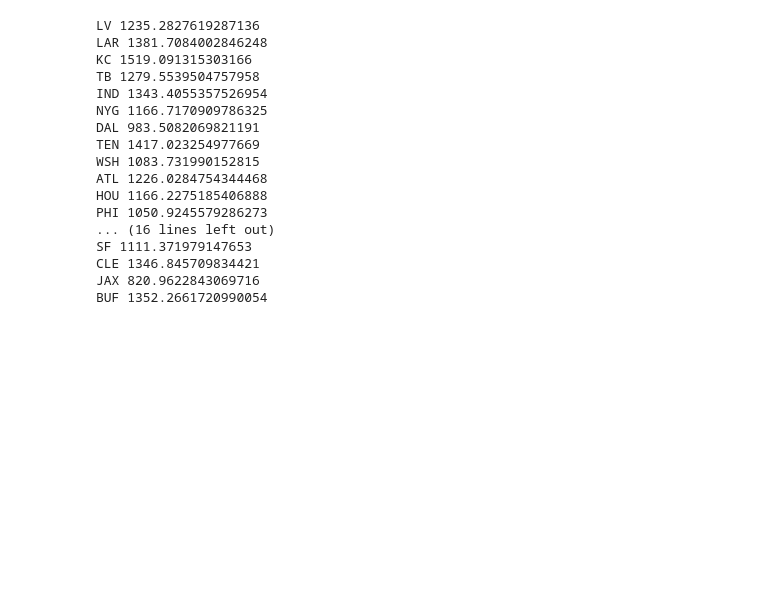
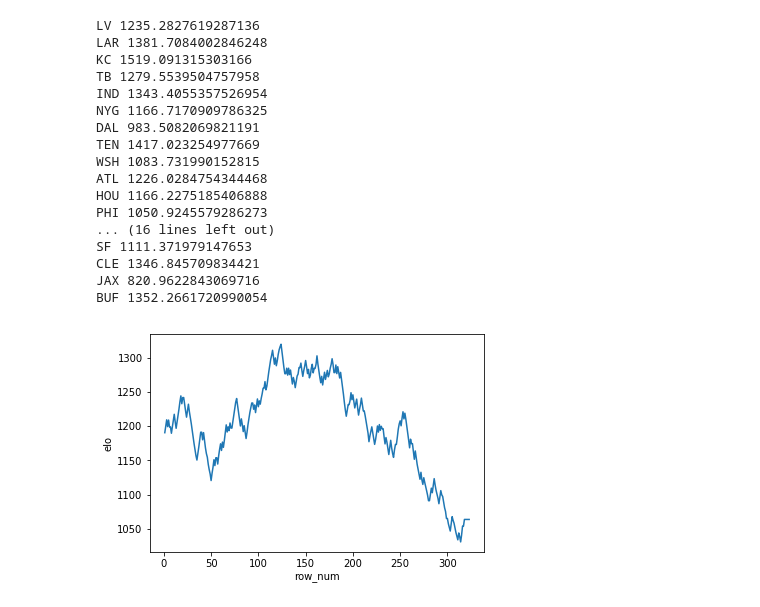
Before and after one commit to eonofrey/nfl_elo, a Jupyter notebook: elo_simulations.ipynb, the cells around one changed output. Drawn from its saved outputs; the diff is of its cells as text; code cells hidden in the pictures; blank space fills up the shorter version.

```diff
--- a/elo_simulations.ipynb
+++ b/elo_simulations.ipynb
@@ -82,3 +84,24 @@ for y in range (2002,2021):
             name_container.append(name)
             week_container.append(w)
             year_container.append(y)
+# %%
+# dictionary of lists
+dict = {'year_num': year_container,
+        'week_num': week_container,
+        'row_num': [(x-2002)*17 + y for x,y in zip(year_container, week_container)],
+        'year_week':[str(x) + '-' + str(y) for x,y in zip(year_container, week_container)],
+        'team': name_container,
+        'elo': elo_container
+       }
+
+elos_df = pd.DataFrame(dict)
+# %%
+pats_df = elos_df[elos_df.team == 'NYG']
+pats_df.reset_index(inplace=True)
+
+sns.lineplot(x = pats_df['row_num'], y=pats_df['elo'])
+
+
+plt.show()
+# %% [output]
+[figure, added]
```
Also changed, not shown: parts of 12 cells of this notebook.
